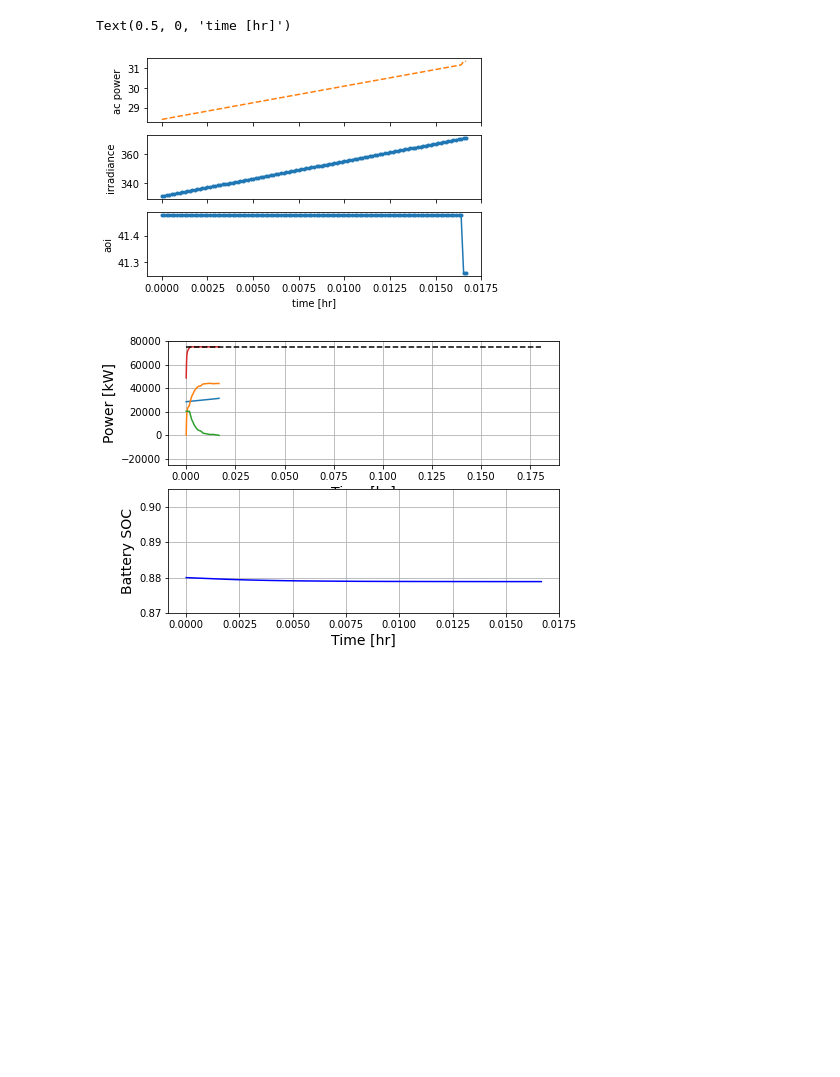
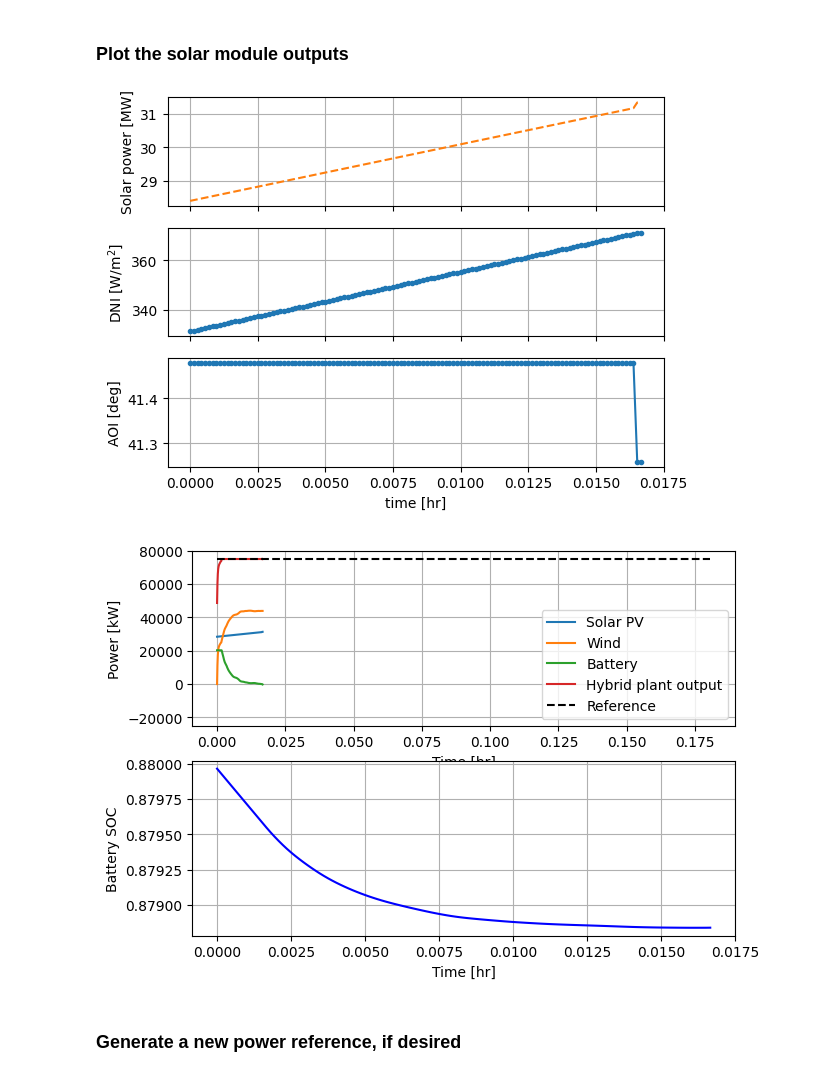
Before and after one commit to NREL/wind-hybrid-open-controller, a Jupyter notebook: examples/simple_hybrid_plant/test_read_output.ipynb, the cells around one changed output. Cells and saved outputs as stored; diff of their text form; code cells hidden in the pictures; blank space fills up the shorter version.

```diff
--- a/examples/simple_hybrid_plant/test_read_output.ipynb
+++ b/examples/simple_hybrid_plant/test_read_output.ipynb
@@ -2,6 +4,9 @@
 import matplotlib.pyplot as plt
 import numpy as np
 import pandas as pd
+
+import matplotlib as mpl
+mpl.rcParams['figure.facecolor'] = 'white'
 # %%
 # Read the output file #
 df = pd.read_csv("outputs/hercules_output.csv", index_col=False)
@@ -30,37 +42,32 @@ Index(['dt', 'hercules_comms.amr_wind.wind_farm_0.num_turbines',
+# %% [markdown]
+### Plot the solar module outputs
 # %%
-# first test solar module outputs
 time = df["hercules_comms.amr_wind.wind_farm_0.sim_time_s_amr_wind"]
 
-# Define solar output signals from output data
 if "external_signals.solar_power_reference_mw" in df.columns:
     power_setpoint = df["external_signals.solar_power_reference_mw"]
 ac_power = df["py_sims.solar_farm_0.outputs.power_mw"]
-# dc_power = df["py_sims.solar_farm_0.outputs.dc_power_mw"]
-aoi = df["py_sims.solar_farm_0.outputs.aoi"]
-irradiance = df["py_sims.solar_farm_0.outputs.dni"]
+angle_of_incidence = df["py_sims.solar_farm_0.outputs.aoi"]
+direct_normal_irradiance = df["py_sims.solar_farm_0.outputs.dni"]
 
-# Plot solar variables
 fig, ax = plt.subplots(3, 1, sharex="col")  # , figsize=[6,5], dpi=250)
 
 if "external_signals.solar_power_reference_mw" in df.columns:
     ax[0].plot(time / 3600, power_setpoint, "-", linewidth=1, label='setpoint', color="C0")
 ax[0].plot(time / 3600, ac_power, "--", label="power", color="C1")
-ax[0].set_ylabel("ac power")
-# ax[0].legend()
+ax[0].set_ylabel("Solar power [MW]")
+ax[0].grid()
 
-# ax[1].plot(time / 3600, dc_power, ".-", label="dc power")
-# ax[1].set_ylabel("dc power")
+ax[1].plot(time / 3600, direct_normal_irradiance, ".-", label="irradiance")
+ax[1].set_ylabel("DNI [W/m$^2$]")
+ax[1].grid()
 
-ax[1].plot(time / 3600, irradiance, ".-", label="irradiance")
-ax[1].set_ylabel("irradiance")
-# ax[1].legend()
-
-ax[2].plot(time / 3600, aoi, ".-", label="aoi")
-ax[2].set_ylabel("aoi")
+ax[2].plot(time / 3600, angle_of_incidence, ".-", label="aoi")
+ax[2].set_ylabel("AOI [deg]")
 ax[-1].set_xlabel("time [hr]")
+ax[2].grid()
 # %% [output]
-Text(0.5, 0, 'time [hr]')
-[figure, old version]
+[figure, new version]
 # %%
 # Plot all plant outputs
 
@@ -91,26 +98,25 @@ power_output = (df["py_sims.inputs.available_power"]+\
 plt.figure(figsize=(7,5))
 top = plt.subplot(2,1,1)
 
-top.plot(time / 3600, df["py_sims.solar_farm_0.outputs.power_mw"]*1000, label="solar PV")
-top.plot(time / 3600, df["py_sims.inputs.available_power"], label="wind power")
-top.plot(time / 3600, -df["py_sims.battery_0.outputs.power"], label="battery")
-top.plot(time / 3600, power_output, label="power output")
+top.plot(time / 3600, df["py_sims.solar_farm_0.outputs.power_mw"]*1000, label="Solar PV")
+top.plot(time / 3600, df["py_sims.inputs.available_power"], label="Wind")
+top.plot(time / 3600, -df["py_sims.battery_0.outputs.power"], label="Battery")
+top.plot(time / 3600, power_output, label="Hybrid plant output")
 top.plot(power_ref_input['time']/ 3600, power_ref_input['plant_power_reference'],\
-            'k--', label="Power Reference")
-
-top.set_ylabel("Power [kW]", fontsize = 14)
-top.set_xlabel("Time [hr]", fontsize = 14)
-# top.legend( fontsize = 11, loc='best')
+            'k--', label="Reference")
+top.set_ylabel("Power [kW]")
+top.set_xlabel("Time [hr]")
 top.set_ylim([ -25000, 80000])
 top.grid()
+top.legend()
 
 bot = plt.subplot(2,1,2)
 bot.plot(time / 3600, df["py_sims.battery_0.outputs.soc"], 'b')
-
-bot.set_ylabel("Battery SOC", fontsize = 14)
-bot.set_xlabel("Time [hr]", fontsize = 14)
-bot.set_ylim([0.87,0.905])
+bot.set_ylabel("Battery SOC")
+bot.set_xlabel("Time [hr]")
 bot.grid()
 # %% [output]
-[figure, old version]
+[figure, new version]
+# %% [markdown]
+### Generate a new power reference, if desired
 # %%
```
Also changed, not shown: parts of 3 cells of this notebook.
